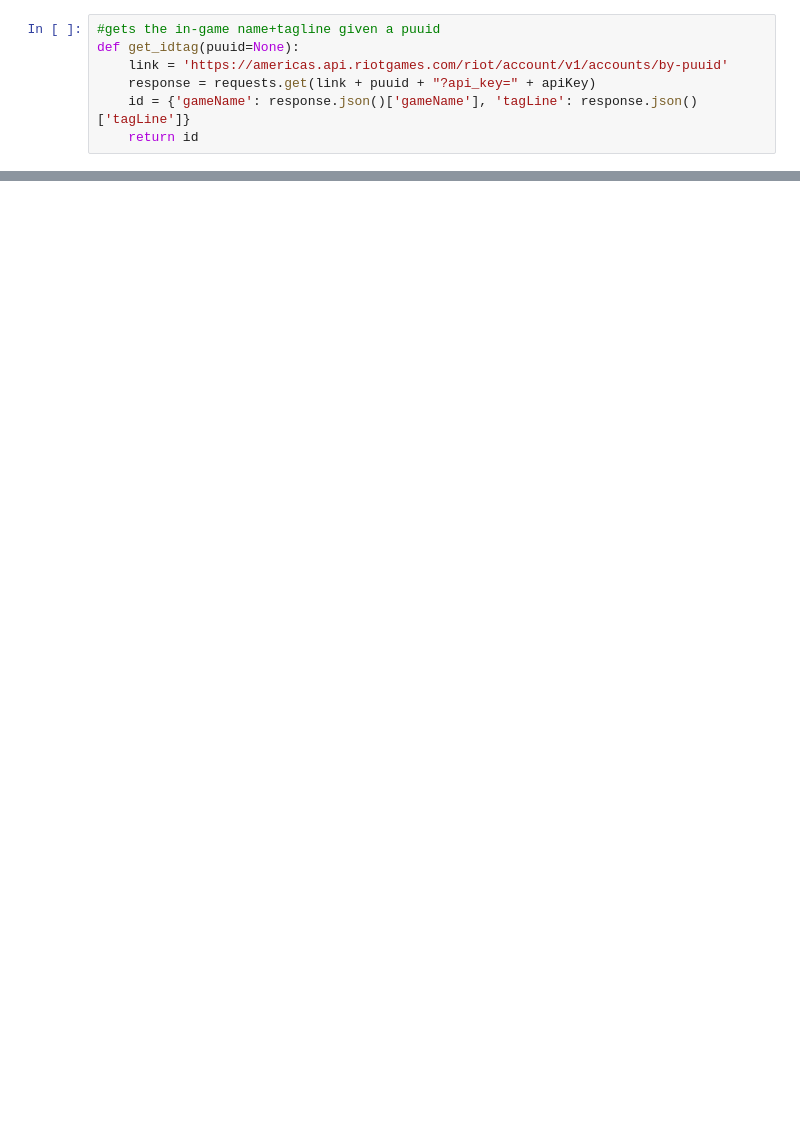
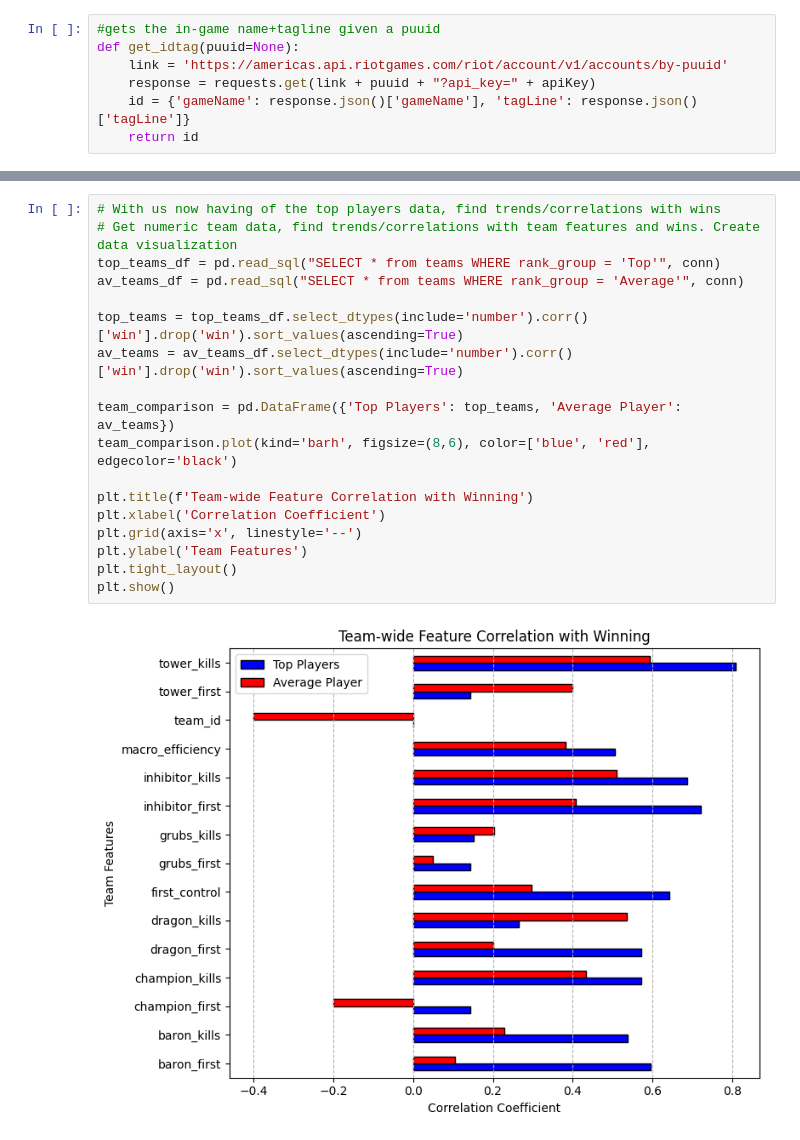
Before and after one commit to mclementi115/CS210-League-Project, a Jupyter notebook: LOLMatchAnalysis.ipynb, the cells around one changed output, grey strips where cells are left out. Drawn from its saved outputs; the diff is of its cells as text; blank space fills up the shorter version.

```diff
--- a/LOLMatchAnalysis.ipynb
+++ b/LOLMatchAnalysis.ipynb
@@ -433,0 +558,20 @@ Successfully saved all match data to database
+# %%
+# With us now having of the top players data, find trends/correlations with wins
+# Get numeric team data, find trends/correlations with team features and wins. Create data visualization
+top_teams_df = pd.read_sql("SELECT * from teams WHERE rank_group = 'Top'", conn)
+av_teams_df = pd.read_sql("SELECT * from teams WHERE rank_group = 'Average'", conn)
+
+top_teams = top_teams_df.select_dtypes(include='number').corr()['win'].drop('win').sort_values(ascending=True)
+av_teams = av_teams_df.select_dtypes(include='number').corr()['win'].drop('win').sort_values(ascending=True)
+
+team_comparison = pd.DataFrame({'Top Players': top_teams, 'Average Player': av_teams})
+team_comparison.plot(kind='barh', figsize=(8,6), color=['blue', 'red'], edgecolor='black')
+
+plt.title(f'Team-wide Feature Correlation with Winning')
+plt.xlabel('Correlation Coefficient')
+plt.grid(axis='x', linestyle='--')
+plt.ylabel('Team Features')
+plt.tight_layout()
+plt.show()
+# %% [output]
+[figure, added]
```
Also changed, not shown: parts of 19 cells of this notebook.
